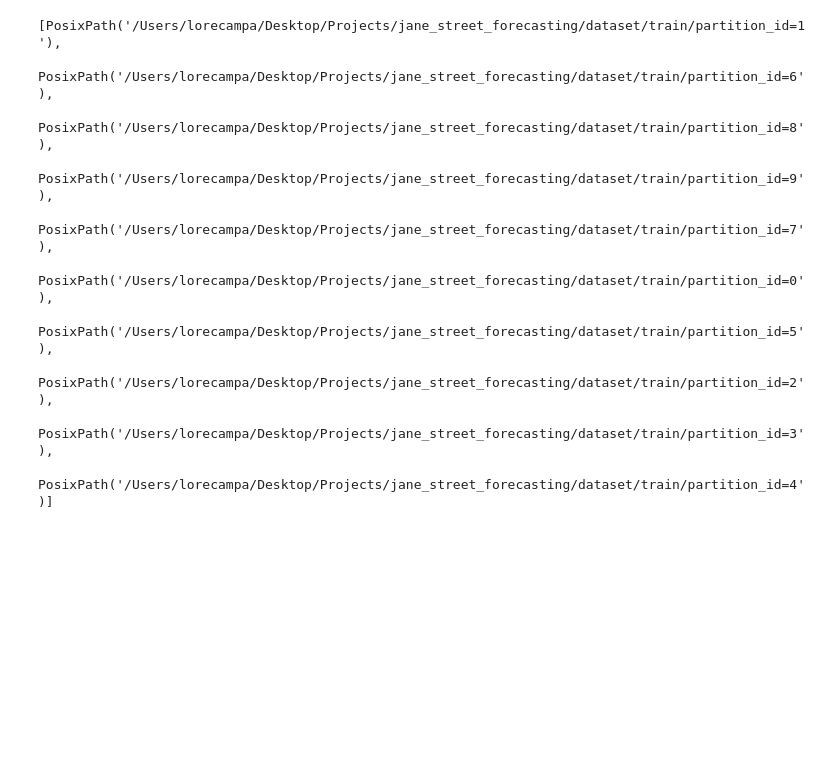
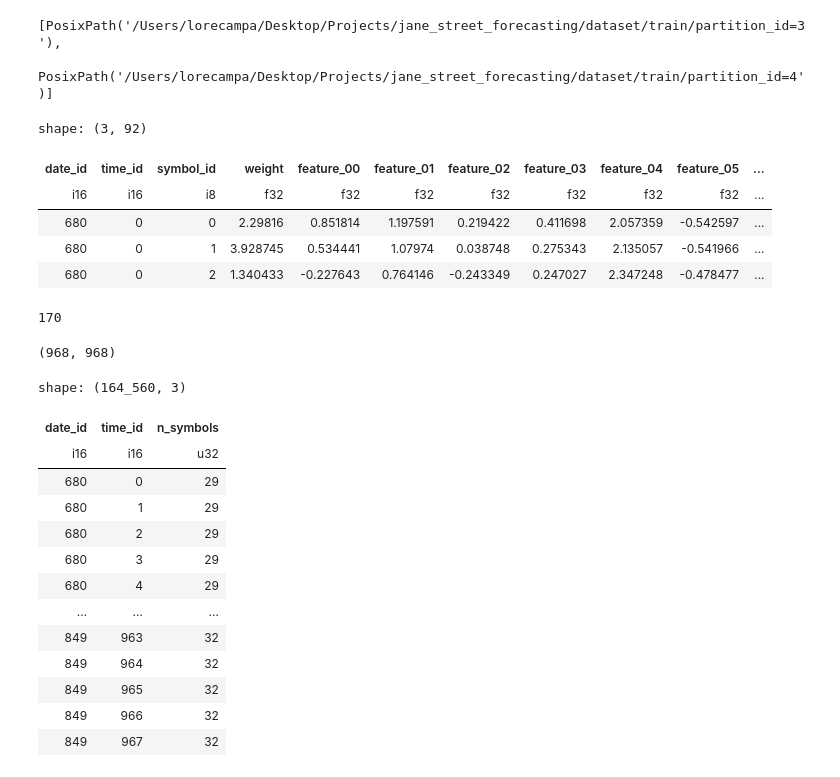
Before and after one commit to lorecampa/jane_street_forecasting, a Jupyter notebook: nbs/exploration.ipynb, the cells around one changed output. Saved outputs shown, nothing was run; the diff lists cells and outputs as text; code cells hidden in the pictures; blank space fills up the shorter version.

```diff
--- a/nbs/exploration.ipynb
+++ b/nbs/exploration.ipynb
@@ -2,17 +2,48 @@
 import polars as pl
 from pathlib import Path
 from prj.config import DATA_DIR
+import gc
 
-data_partitions = [x for x in (DATA_DIR / 'train').iterdir() if x.is_dir()]
-data_partitions
+train_data_partitions = [x for x in (DATA_DIR / 'train').iterdir() if x.is_dir()]
+train_data_partitions[-2:]
 # %% [output]
-[PosixPath('/Users/lorecampa/Desktop/Projects/jane_street_forecasting/dataset/train/partition_id=1'),
- PosixPath('/Users/lorecampa/Desktop/Projects/jane_street_forecasting/dataset/train/partition_id=6'),
- PosixPath('/Users/lorecampa/Desktop/Projects/jane_street_forecasting/dataset/train/partition_id=8'),
- PosixPath('/Users/lorecampa/Desktop/Projects/jane_street_forecasting/dataset/train/partition_id=9'),
- PosixPath('/Users/lorecampa/Desktop/Projects/jane_street_forecasting/dataset/train/partition_id=7'),
- PosixPath('/Users/lorecampa/Desktop/Projects/jane_street_forecasting/dataset/train/partition_id=0'),
- PosixPath('/Users/lorecampa/Desktop/Projects/jane_street_forecasting/dataset/train/partition_id=5'),
- PosixPath('/Users/lorecampa/Desktop/Projects/jane_street_forecasting/dataset/train/partition_id=2'),
- PosixPath('/Users/lorecampa/Desktop/Projects/jane_street_forecasting/dataset/train/partition_id=3'),
+[PosixPath('/Users/lorecampa/Desktop/Projects/jane_street_forecasting/dataset/train/partition_id=3'),
  PosixPath('/Users/lorecampa/Desktop/Projects/jane_street_forecasting/dataset/train/partition_id=4')]
+# %%
+df = pl.read_parquet(train_data_partitions[-1] / 'part-0.parquet')
+df.head(3)
+# %% [output]
+shape: (3, 92)
+| date_id | time_id | symbol_id | weight | feature_00 | feature_01 | feature_02 | feature_03 | feature_04 | feature_05 | ... |
+| i16 | i16 | i8 | f32 | f32 | f32 | f32 | f32 | f32 | f32 | ... |
+| 680 | 0 | 0 | 2.29816 | 0.851814 | 1.197591 | 0.219422 | 0.411698 | 2.057359 | -0.542597 | ... |
+| 680 | 0 | 1 | 3.928745 | 0.534441 | 1.07974 | 0.038748 | 0.275343 | 2.135057 | -0.541966 | ... |
+| 680 | 0 | 2 | 1.340433 | -0.227643 | 0.764146 | -0.243349 | 0.247027 | 2.347248 | -0.478477 | ... |
+# %%
+n_days = df['date_id'].n_unique()
+n_days
+# %% [output]
+170
+# %%
+unique_times_per_day = df.group_by('date_id').agg(pl.col('time_id').n_unique().alias('n_times')).sort('date_id')
+unique_times_per_day['n_times'].min(), unique_times_per_day['n_times'].max()
+# %% [output]
+(968, 968)
+# %%
+n_symbols_per_day_time = df.group_by(['date_id', 'time_id']).agg(pl.col('symbol_id').n_unique().alias('n_symbols')).sort(['date_id', 'time_id'])
+n_symbols_per_day_time
+# %% [output]
+shape: (164_560, 3)
+| date_id | time_id | n_symbols |
+| i16 | i16 | u32 |
+| 680 | 0 | 29 |
+| 680 | 1 | 29 |
+| 680 | 2 | 29 |
+| 680 | 3 | 29 |
+| 680 | 4 | 29 |
+| … | … | … |
+| 849 | 963 | 32 |
+| 849 | 964 | 32 |
+| 849 | 965 | 32 |
+| 849 | 966 | 32 |
+| 849 | 967 | 32 |
```
Also changed, not shown: parts of 1 cell of this notebook, 2 other files.
